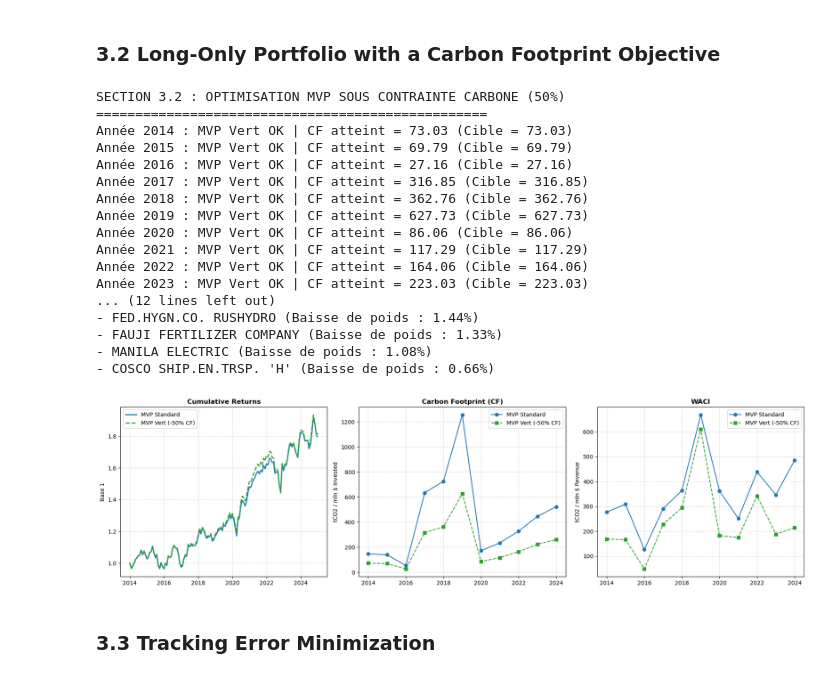
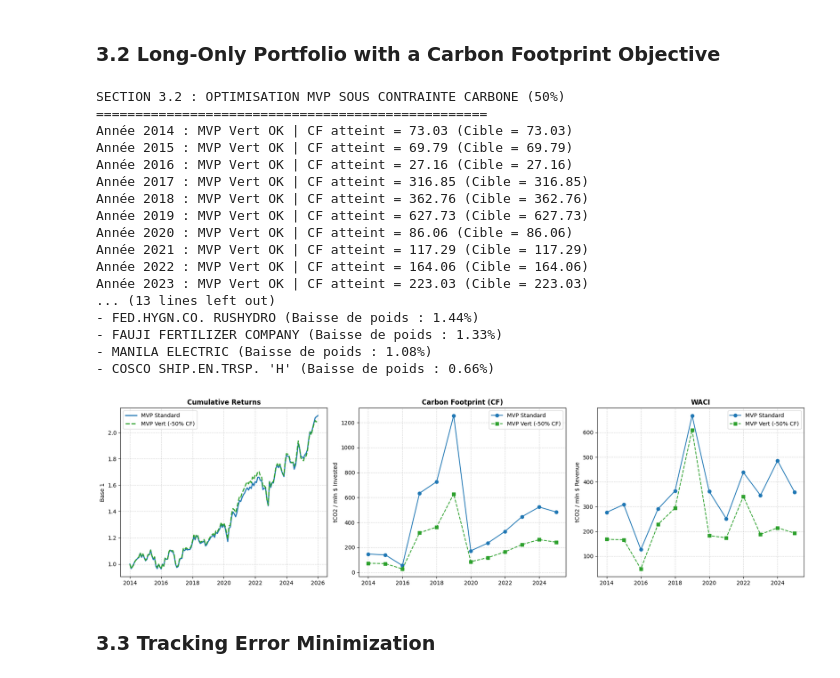
Before and after one commit to yvdri/Sustainability-Aware-Asset-Management-BB, a Jupyter notebook: Sustainability_Aware_Asset_Management_Group_BB.ipynb, the cells around one changed output. Drawn from its saved outputs; the diff is of its cells as text; code cells hidden in the pictures.

```diff
--- a/Sustainability_Aware_Asset_Management_Group_BB.ipynb
+++ b/Sustainability_Aware_Asset_Management_Group_BB.ipynb
@@ -318,11 +319,11 @@ Annee 2024 : matrice 584x584 calculee
 lambda_shrink = 0.1
 
 # ─────────────────────────────────────────────────────────────────────────────
-# OPTIMISATION MINIMUM-VARIANCE — une par année d'investissement (2014–2024)
+# OPTIMISATION MINIMUM-VARIANCE — une par année d'investissement (2014–2025)
 # ─────────────────────────────────────────────────────────────────────────────
 unconstrained_weights_shrink = {}
 
-for year in range(2014, 2025):
+for year in range(2014, 2026):
 
     isins = filtered_carbon_isin_dict[year]
     n     = len(isins)
@@ -403,8 +405,8 @@ Name: 2014, dtype: float64
 # %%
 portfolio_returns = []
 
-# Simulation Ex-Post de 2014 à 2024
-for year in range(2014, 2025):
+# Simulation Ex-Post de 2014 à 2025
+for year in range(2014, 2026):
 
     # Récupérer les poids décidés fin décembre de l'année précédente
     w = weights_df[year].copy()
@@ -497,7 +499,7 @@ mcap = mv_monthly.copy()
 ret_cols  = pd.to_datetime(returns.columns)
 mcap.columns = pd.to_datetime(mcap.columns)  # mcap est une copie, mutation sans impact
 
-# all_months : dates réelles des données filtrées sur 2014–2024
+# all_months : dates réelles des données filtrées sur 2014–2025
 all_months = ret_cols[(ret_cols.year >= 2014) & (ret_cols.year <= 2024)]
 
 # Table de correspondance (année, mois) → date réelle dans mcap
@@ -508,7 +510,7 @@ mcap_date_lookup = {(c.year, c.month): c for c in mcap.columns}
 vw_weights = pd.DataFrame(0.0, index=mcap.index, columns=all_months)
 
 # 3. Boucle : pour chaque mois, poids = cap_i / sum(caps) avec la cap du mois précédent
-for year in range(2014, 2025):
+for year in range(2014, 2026):
     filtered = filtered_carbon_isin_dict.get(year, [])
     if not filtered:
         continue
@@ -696,7 +698,7 @@ waci_mvp, cf_mvp = {}, {}
 waci_vw,  cf_vw  = {}, {}
 top_polluters_mvp = None
 
-for year in range(2014, 2025):
+for year in range(2014, 2026):
     prev_year = year - 1
     isins = filtered_carbon_isin_dict[year]
 
@@ -822,7 +825,7 @@ print("="*50)
 
 constrained_weights_dict = {}
 
-for year in range(2014, 2025):
+for year in range(2014, 2026):
     prev_year = year - 1
     isins = filtered_carbon_isin_dict[year]
     N = len(isins)
@@ -883,7 +886,7 @@ weights_c_df = pd.DataFrame(constrained_weights_dict).fillna(0.0)
 # =============================================================================
 portfolio_returns_c = []
 
-for year in range(2014, 2025):
+for year in range(2014, 2026):
     w = weights_c_df[year].copy()
     w = w.reindex(returns.index).fillna(0.0)
     w /= w.sum()
@@ -933,7 +936,7 @@ print(fmt_df)
 # =============================================================================
 waci_mvp_c, cf_mvp_c = {}, {}
 
-for year in range(2014, 2025):
+for year in range(2014, 2026):
     prev_year = year - 1
     isins = filtered_carbon_isin_dict[year]
     w_c = weights_c_df.loc[isins, year]
@@ -956,7 +959,7 @@ waci_mvp_c = pd.Series(waci_mvp_c)
 cf_mvp_c   = pd.Series(cf_mvp_c)
 
 # =============================================================================
-# IDENTIFICATION DES CHANGEMENTS DE COMPOSITION (2024)
+# IDENTIFICATION DES CHANGEMENTS DE COMPOSITION (2025)
 # =============================================================================
 static_indexed = static_file.set_index('ISIN')
 w_std = weights_df[2024]
@@ -992,35 +995,35 @@ axes[1].set_ylabel("tCO2 / mln $ Invested")
 axes[1].legend()
 axes[1].grid(True, linestyle='--', alpha=0.5)
 
 # Graphique 3 : Évolution du WACI
 axes[2].plot(waci_mvp.index, waci_mvp.values, label='MVP Standard', color='tab:blue', marker='o')
 axes[2].plot(waci_mvp_c.index, waci_mvp_c.values, label='MVP Vert (-50% CF)', color='tab:green', marker='s', linestyle='--')
 axes[2].set_title("WACI", fontweight='bold')
 axes[2].set_ylabel("tCO2 / mln $ Revenue")
 axes[2].legend()
 axes[2].grid(True, linestyle='--', alpha=0.5)
 
 plt.tight_layout()
 plt.show()
 # %% [output]
 SECTION 3.2 : OPTIMISATION MVP SOUS CONTRAINTE CARBONE (50%)
 ==================================================
 Année 2014 : MVP Vert OK | CF atteint = 73.03 (Cible = 73.03)
 Année 2015 : MVP Vert OK | CF atteint = 69.79 (Cible = 69.79)
 Année 2016 : MVP Vert OK | CF atteint = 27.16 (Cible = 27.16)
 Année 2017 : MVP Vert OK | CF atteint = 316.85 (Cible = 316.85)
 Année 2018 : MVP Vert OK | CF atteint = 362.76 (Cible = 362.76)
 Année 2019 : MVP Vert OK | CF atteint = 627.73 (Cible = 627.73)
 Année 2020 : MVP Vert OK | CF atteint = 86.06 (Cible = 86.06)
 Année 2021 : MVP Vert OK | CF atteint = 117.29 (Cible = 117.29)
 Année 2022 : MVP Vert OK | CF atteint = 164.06 (Cible = 164.06)
 Année 2023 : MVP Vert OK | CF atteint = 223.03 (Cible = 223.03)
-... (12 lines left out)
+... (13 lines left out)
 - FED.HYGN.CO. RUSHYDRO (Baisse de poids : 1.44%)
 - FAUJI FERTILIZER COMPANY (Baisse de poids : 1.33%)
 - MANILA ELECTRIC (Baisse de poids : 1.08%)
 - COSCO SHIP.EN.TRSP. 'H' (Baisse de poids : 0.66%)
-[figure, old version]
+[figure, new version]
 # %% [markdown]
 ### 3.3 Tracking Error Minimization
 # %%
```
Also changed, not shown: parts of 12 cells of this notebook, 1 other file.
